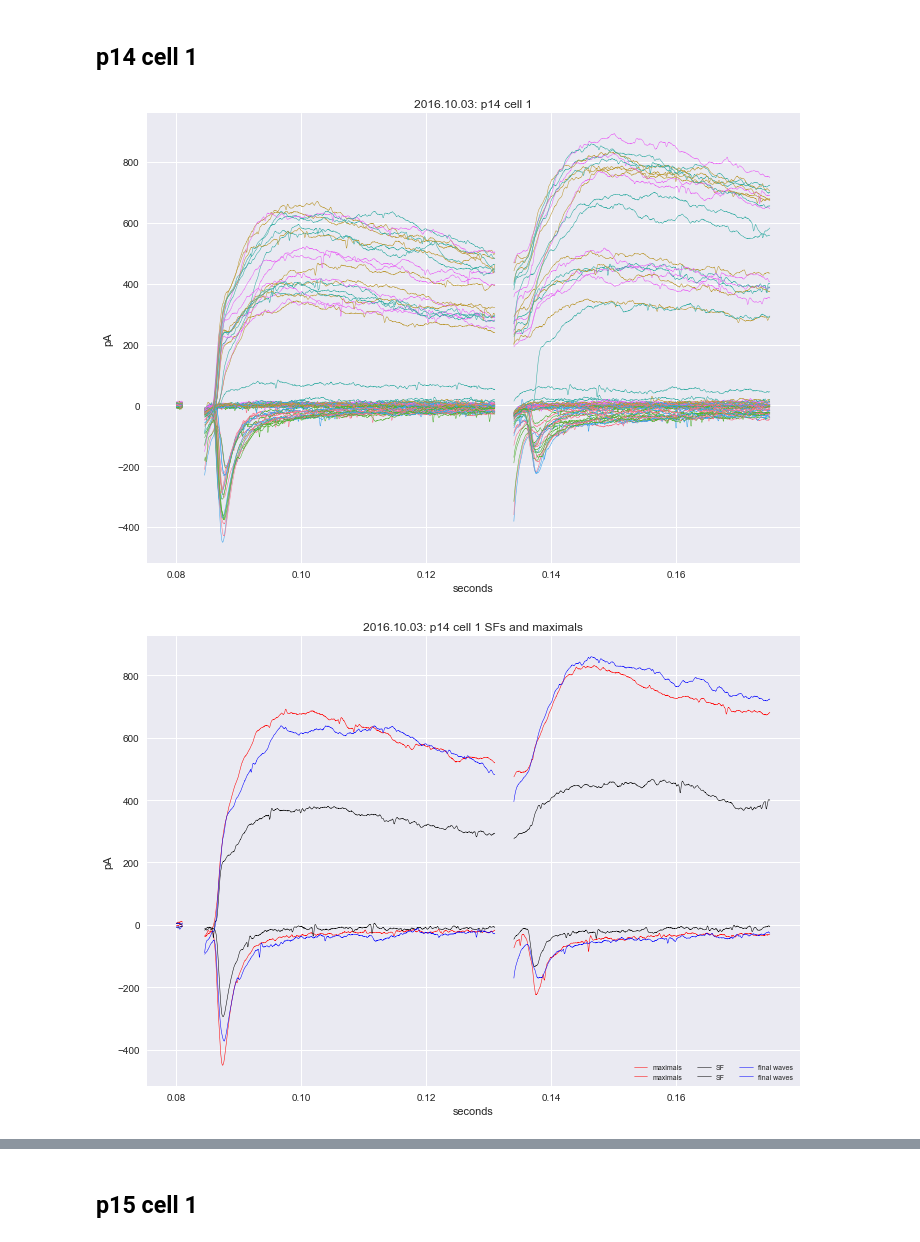
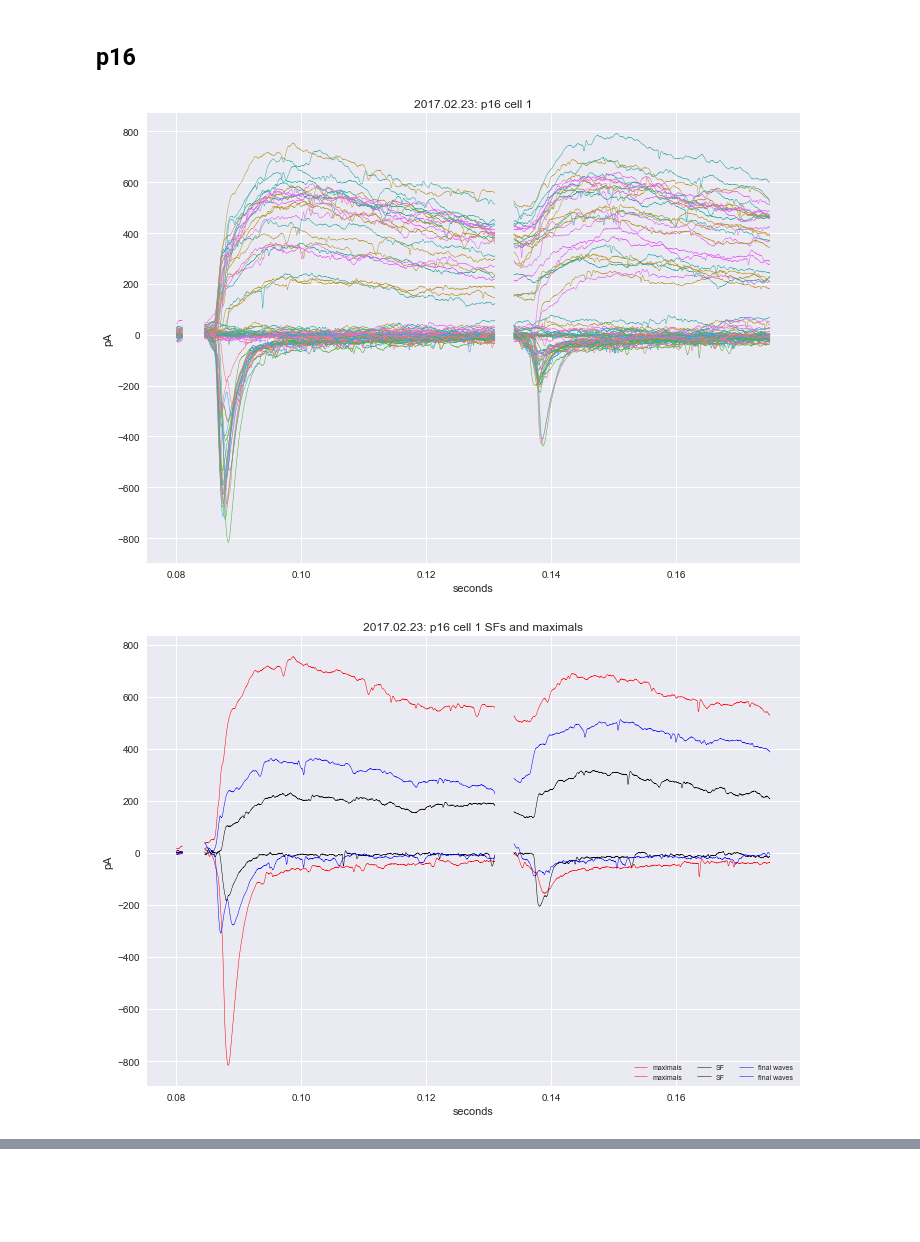
Before and after one commit to yuwie10/ephysAnalysis, a Jupyter notebook: plot_cells_template.ipynb, the cells around one changed output, grey strips where cells are left out. Cells and saved outputs as stored; diff of their text form; code cells hidden in the pictures; blank space fills up the shorter version.

Commit message:
updated with today's cells

```diff
--- a/plot_cells_template.ipynb
+++ b/plot_cells_template.ipynb
@@ -58,19 +58,19 @@ def plot_full_experiment(file, excel, date, age, cell_num, smooth = False):
     ephys.plot_max_SF(cap_waves, cap_waves, wave_info, date, age, cell_num)
 
     ephys.plot_inhibitory(first_stim, wave_info, date, age, cell_num)
-# %% [markdown]
-## p14 cell 1
+# %% [markdown]
+## p16
 # %%
 #files
-file = '/Volumes/lab_data_2/2016.10.03.csv'
-excel = '/Volumes/lab_data_2/2016.10.03_Cell1.xlsx'
+file = '/Volumes/lab_data_2/2017.02.23.csv'
+excel = '/Volumes/lab_data_2/2017.02.23_Cell1.xlsx'
 
 #cell information
-date = '2016.10.03'
-age = 'p14'
+date = '2017.02.23'
+age = 'p16'
 cell_num = 1
 
 plot_full_experiment(file, excel, date, age, cell_num)
 # %% [output]
-[figure, old version]
+[figure, new version]
-[figure, old version]
+[figure, new version]
@@ -80,4 +80,2 @@ plot_full_experiment(file, excel, date, age, cell_num)
-# %% [markdown]
-## p15 cell 1
 # %%
 #files
```
Also changed, not shown: parts of 10 cells of this notebook, 1 other file.
